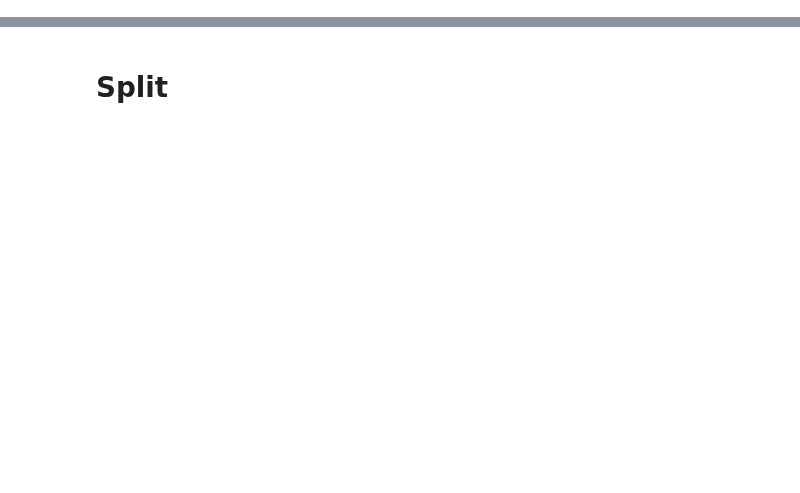
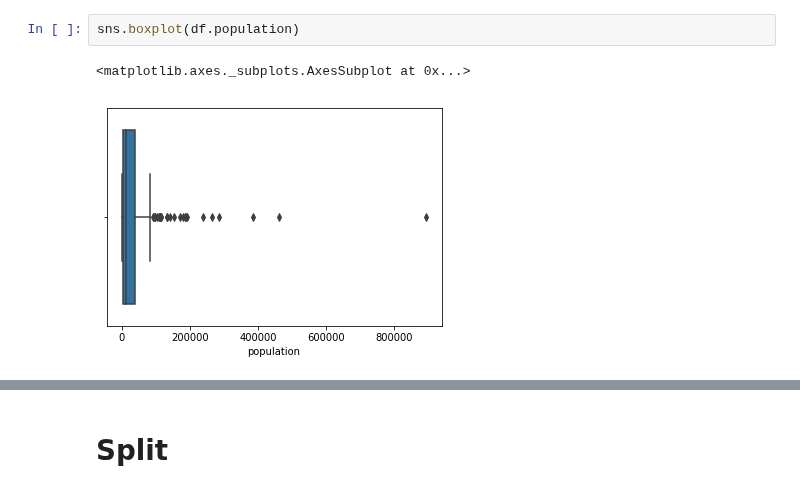
Before and after one commit to mkm29/DataScience, a Jupyter notebook: thinkful/unit/2/4/challenge_crime_regression.ipynb, the cells around one changed output, grey strips where cells are left out. Saved outputs shown, nothing was run; the diff lists cells and outputs as text; blank space fills up the shorter version.

```diff
--- a/thinkful/unit/2/4/challenge_crime_regression.ipynb
+++ b/thinkful/unit/2/4/challenge_crime_regression.ipynb
@@ -218,0 +36,5 @@ florida_crime.head()
+# %%
+sns.boxplot(df.population)
+# %% [output]
+<matplotlib.axes._subplots.AxesSubplot at 0x...>
+[figure, added]
```
Also changed, not shown: parts of 46 cells of this notebook.
